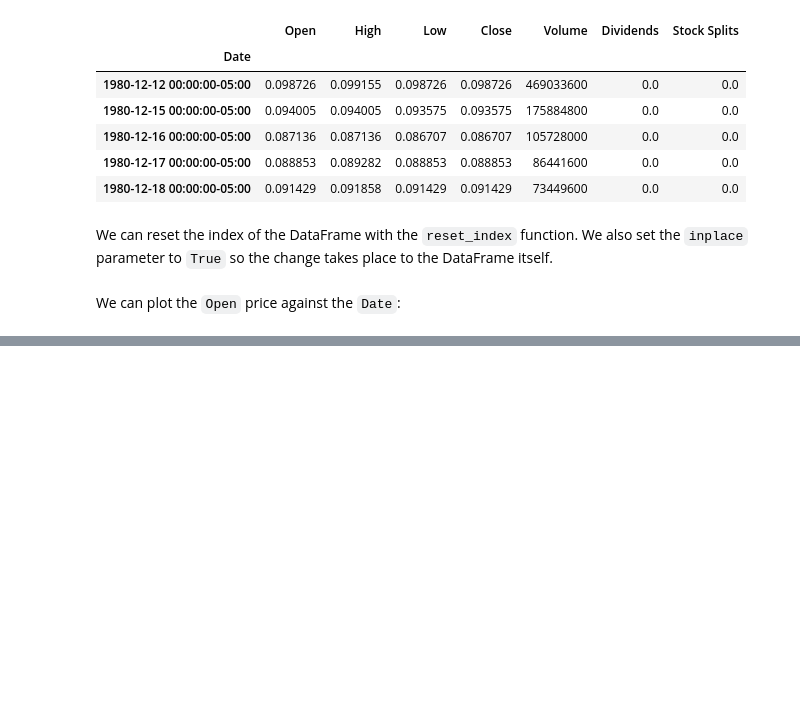
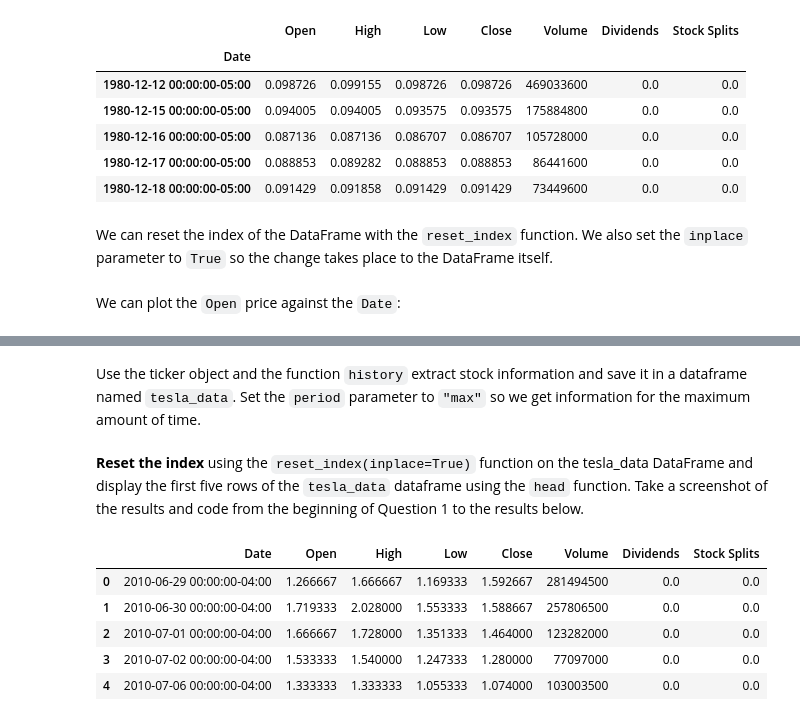
Before and after one commit to csanicola/important-reference-repo, a Jupyter notebook: Projects/data_scientist_dashboard.ipynb, the cells around one changed output, grey strips where cells are left out. Drawn from its saved outputs; the diff is of its cells as text; code cells hidden in the pictures; blank space fills up the shorter version.

```diff
--- a/Projects/data_scientist_dashboard.ipynb
+++ b/Projects/data_scientist_dashboard.ipynb
@@ -145,0 +324,19 @@ We can plot the `Open` price against the `Date`:
+# %%
+tesla = yf.Ticker("TSLA")
+# %% [markdown]
+Use the ticker object and the function `history` extract stock information and save it in a dataframe named `tesla_data`. Set the `period` parameter to `"max"` so we get information for the maximum amount of time.
+# %%
+tesla_data = tesla.history(period="max")
+# %% [markdown]
+**Reset the index** using the `reset_index(inplace=True)` function on the tesla_data DataFrame and display the first five rows of the `tesla_data` dataframe using the `head` function. Take a screenshot of the results and code from the beginning of Question 1 to the results below.
+# %%
+tesla_data.reset_index(inplace=True)
+
+tesla_data.head()
+# %% [output]
+|  | Date | Open | High | Low | Close | Volume | Dividends | Stock Splits |
+| 0 | 2010-06-29 00:00:00-04:00 | 1.266667 | 1.666667 | 1.169333 | 1.592667 | 281494500 | 0.0 | 0.0 |
+| 1 | 2010-06-30 00:00:00-04:00 | 1.719333 | 2.028000 | 1.553333 | 1.588667 | 257806500 | 0.0 | 0.0 |
+| 2 | 2010-07-01 00:00:00-04:00 | 1.666667 | 1.728000 | 1.351333 | 1.464000 | 123282000 | 0.0 | 0.0 |
+| 3 | 2010-07-02 00:00:00-04:00 | 1.533333 | 1.540000 | 1.247333 | 1.280000 | 77097000 | 0.0 | 0.0 |
+| 4 | 2010-07-06 00:00:00-04:00 | 1.333333 | 1.333333 | 1.055333 | 1.074000 | 103003500 | 0.0 | 0.0 |
```
Also changed, not shown: parts of 30 cells of this notebook, 2 other files.
